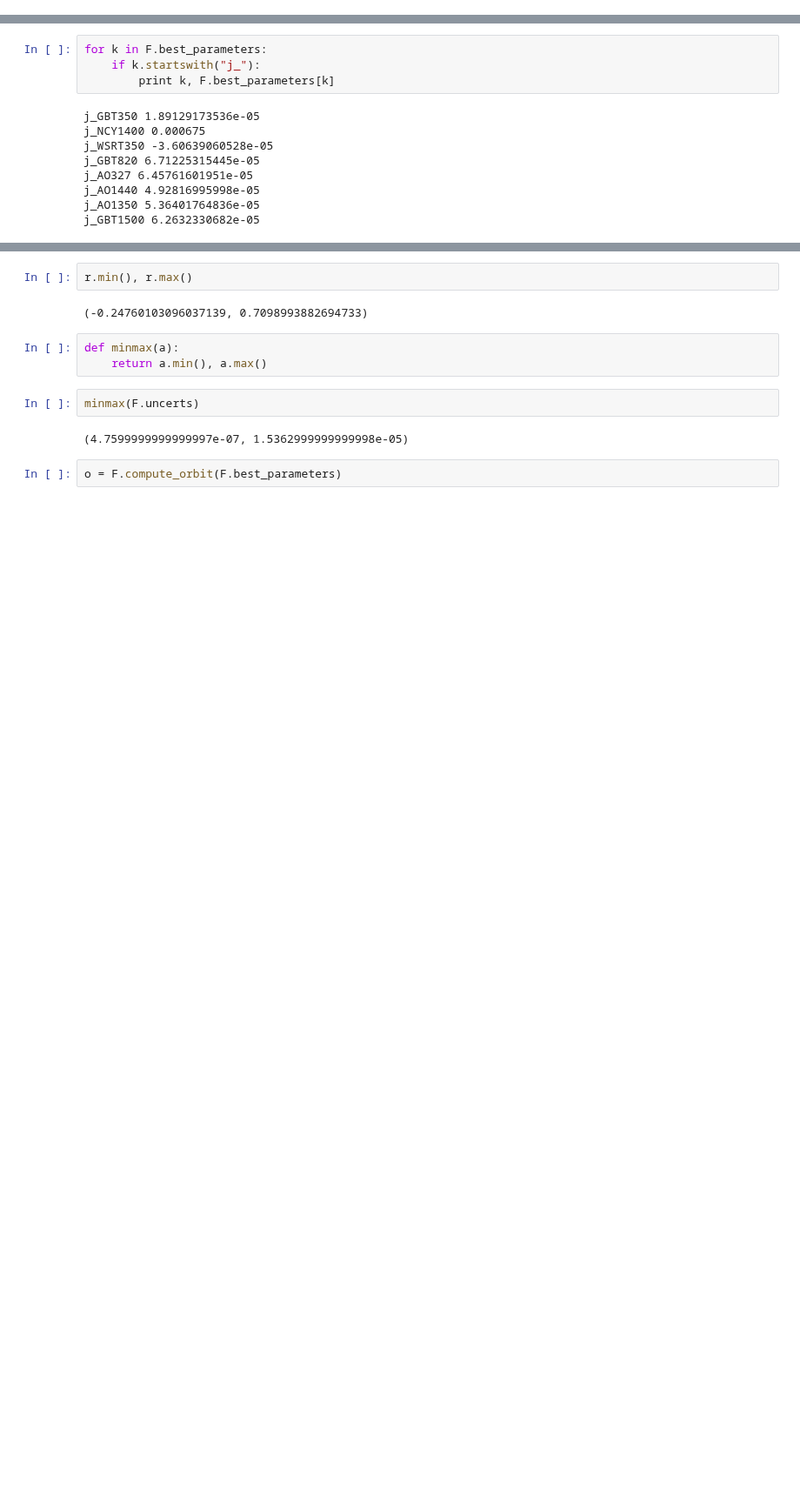
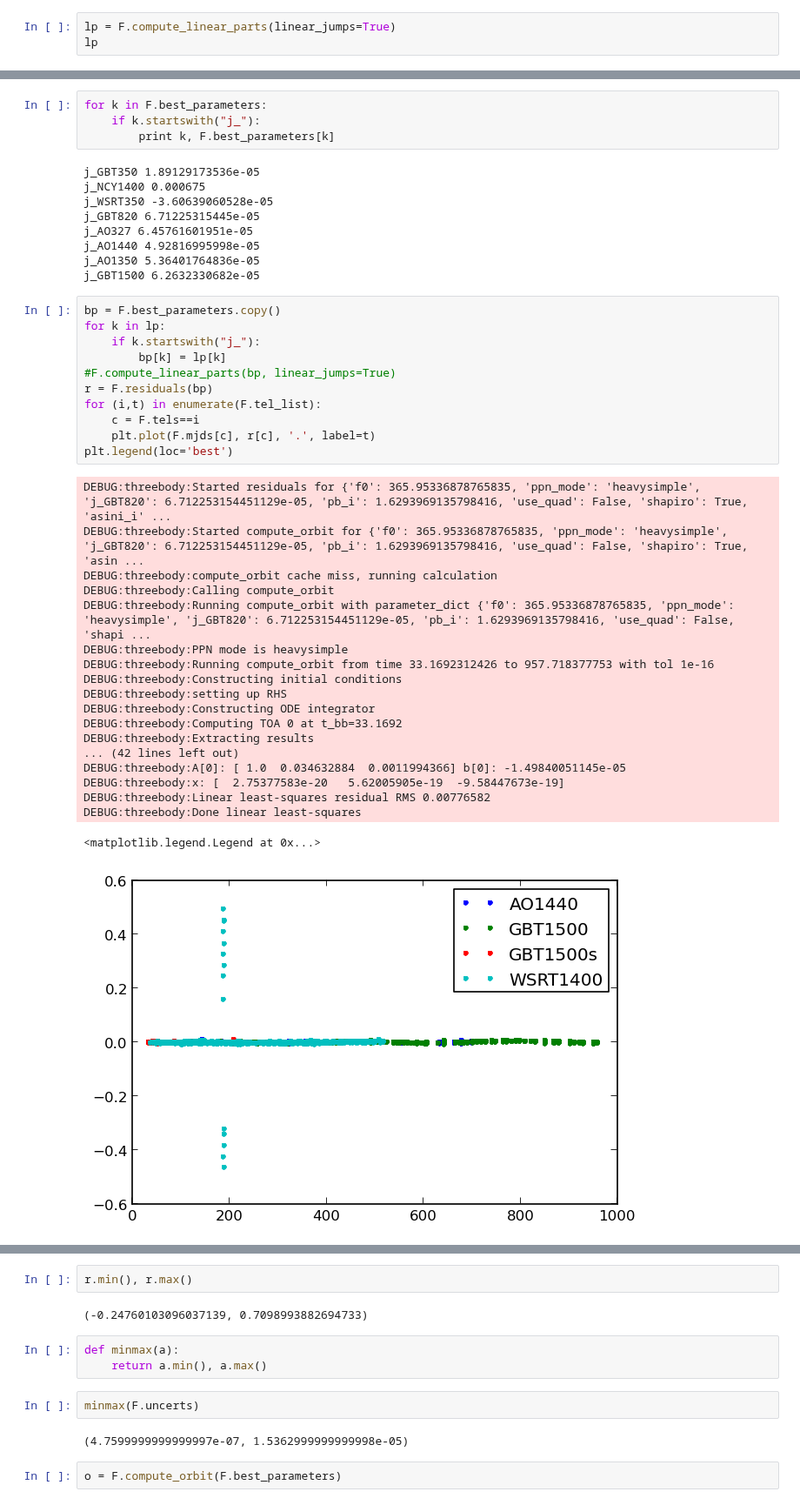
Before and after one commit to aarchiba/triplesystem, a Jupyter notebook: f-scratch.ipynb, the cells around one changed output, grey strips where cells are left out. Shown at 87% size. Drawn from its saved outputs; the diff is of its cells as text; blank space fills up the shorter version.

```diff
--- a/f-scratch.ipynb
+++ b/f-scratch.ipynb
@@ -78,0 +127,3 @@ plt.savefig("six-vector-resids.pdf")
+# %%
+lp = F.compute_linear_parts(linear_jumps=True)
+lp
@@ -89,6 +168,37 @@ j_AO327 6.45761601951e-05
 j_AO1440 4.92816995998e-05
 j_AO1350 5.36401764836e-05
 j_GBT1500 6.2632330682e-05
+# %%
+bp = F.best_parameters.copy()
+for k in lp:
+    if k.startswith("j_"):
+        bp[k] = lp[k]
+#F.compute_linear_parts(bp, linear_jumps=True)
+r = F.residuals(bp)
+for (i,t) in enumerate(F.tel_list):
+    c = F.tels==i
+    plt.plot(F.mjds[c], r[c], '.', label=t)
+plt.legend(loc='best')
+# %% [output]
+DEBUG:threebody:Started residuals for {'f0': 365.95336878765835, 'ppn_mode': 'heavysimple', 'j_GBT820': 6.712253154451129e-05, 'pb_i': 1.6293969135798416, 'use_quad': False, 'shapiro': True, 'asini_i' ...
+DEBUG:threebody:Started compute_orbit for {'f0': 365.95336878765835, 'ppn_mode': 'heavysimple', 'j_GBT820': 6.712253154451129e-05, 'pb_i': 1.6293969135798416, 'use_quad': False, 'shapiro': True, 'asin ...
+DEBUG:threebody:compute_orbit cache miss, running calculation
+DEBUG:threebody:Calling compute_orbit
+DEBUG:threebody:Running compute_orbit with parameter_dict {'f0': 365.95336878765835, 'ppn_mode': 'heavysimple', 'j_GBT820': 6.712253154451129e-05, 'pb_i': 1.6293969135798416, 'use_quad': False, 'shapi ...
+DEBUG:threebody:PPN mode is heavysimple
+DEBUG:threebody:Running compute_orbit from time 33.1692312426 to 957.718377753 with tol 1e-16
+DEBUG:threebody:Constructing initial conditions
+DEBUG:threebody:setting up RHS
+DEBUG:threebody:Constructing ODE integrator
+DEBUG:threebody:Computing TOA 0 at t_bb=33.1692
+DEBUG:threebody:Extracting results
+... (42 lines left out)
+DEBUG:threebody:A[0]: [ 1.0  0.034632884  0.0011994366] b[0]: -1.49840051145e-05
+DEBUG:threebody:x: [  2.75377583e-20   5.62005905e-19  -9.58447673e-19]
+DEBUG:threebody:Linear least-squares residual RMS 0.00776582
+DEBUG:threebody:Done linear least-squares
+<matplotlib.legend.Legend at 0x...>
+[figure, added]
 # %%
 F.parameters
 # %% [output]
```
Also changed, not shown: parts of 8 cells of this notebook, 1 other file.
